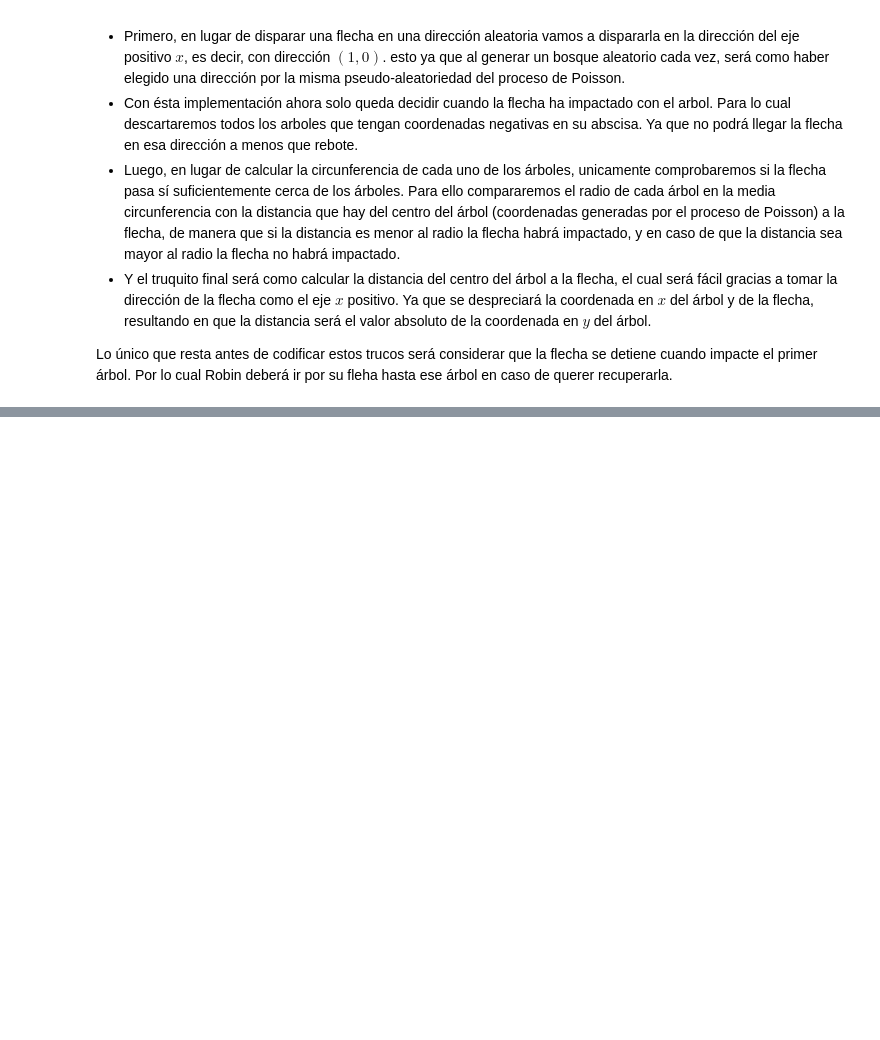
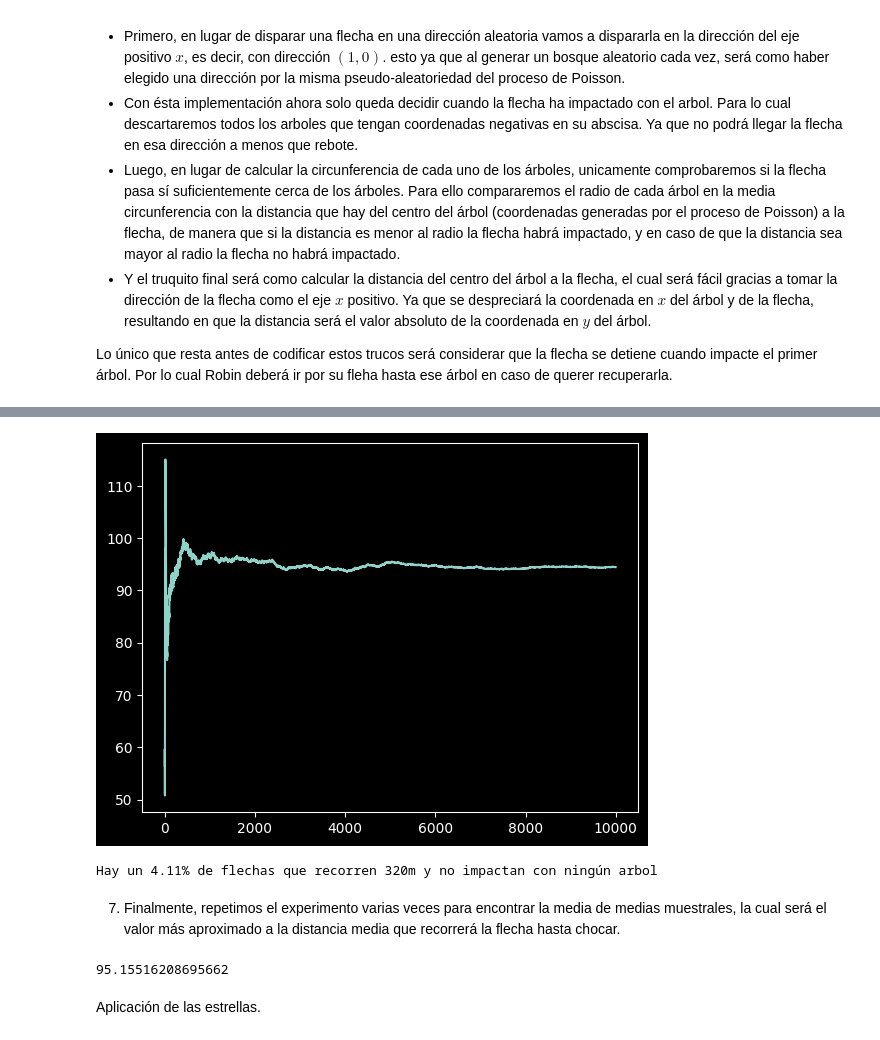
Before and after one commit to Vixuz144/Simu2, a Jupyter notebook: Robin_Hood.ipynb, the cells around one changed output, grey strips where cells are left out. Cells and saved outputs as stored; diff of their text form; code cells hidden in the pictures; blank space fills up the shorter version.

```diff
--- a/Robin_Hood.ipynb
+++ b/Robin_Hood.ipynb
@@ -130,0 +136,18 @@ La flecha impactó en el arbol con coordenadas (78.5385091158025,0.1884798574382
+# %%
+def experimento(R, ρ, r_a, n = 10**4):
+  l = []
+  for i in range(n):
+    r, t = bosque(R, ρ)
+    x = r*np.cos(t)
+    y = r*np.sin(t)
+    lra = r_a * np.ones(len(x))
+    _, _, d = disparo_flecha(x, y, lra, R)
+    l.append(d)
+  return l
+# %%
+radio = 320
+densidad = 0.005
+r_a = 1
+n = 10**4
+# %%
+l = experimento(radio, densidad, r_a, n)
@@ -130,0 +161,22 @@ La flecha impactó en el arbol con coordenadas (78.5385091158025,0.1884798574382
+# %%
+@jit(nopython = True)
+def graf(l, p=1):
+  ls = []
+  for i in range(1,n):
+    a = np.array(l[:i:p])
+    ls.append(a.mean())
+
+  return ls
+
+ls = graf(l)
+
+plt.plot(ls)
+plt.show()
+# %% [output]
+[figure, added]
+# %%
+print(f'Hay un {100 * l.count(radio)/len(l)}% de flechas que recorren {radio}m y no impactan con ningún arbol')
+# %% [output]
+Hay un 4.11% de flechas que recorren 320m y no impactan con ningún arbol
+# %% [markdown]
+7. Finalmente, repetimos el experimento varias veces para encontrar la media de medias muestrales, la cual será el valor más aproximado a la distancia media que recorrerá la flecha hasta chocar.
@@ -130,0 +193,6 @@ La flecha impactó en el arbol con coordenadas (78.5385091158025,0.1884798574382
+# %%
+print(np.mean(l))
+# %% [output]
+95.15516208695662
+# %% [markdown]
+Aplicación de las estrellas.
```
Also changed, not shown: parts of 21 cells of this notebook.
